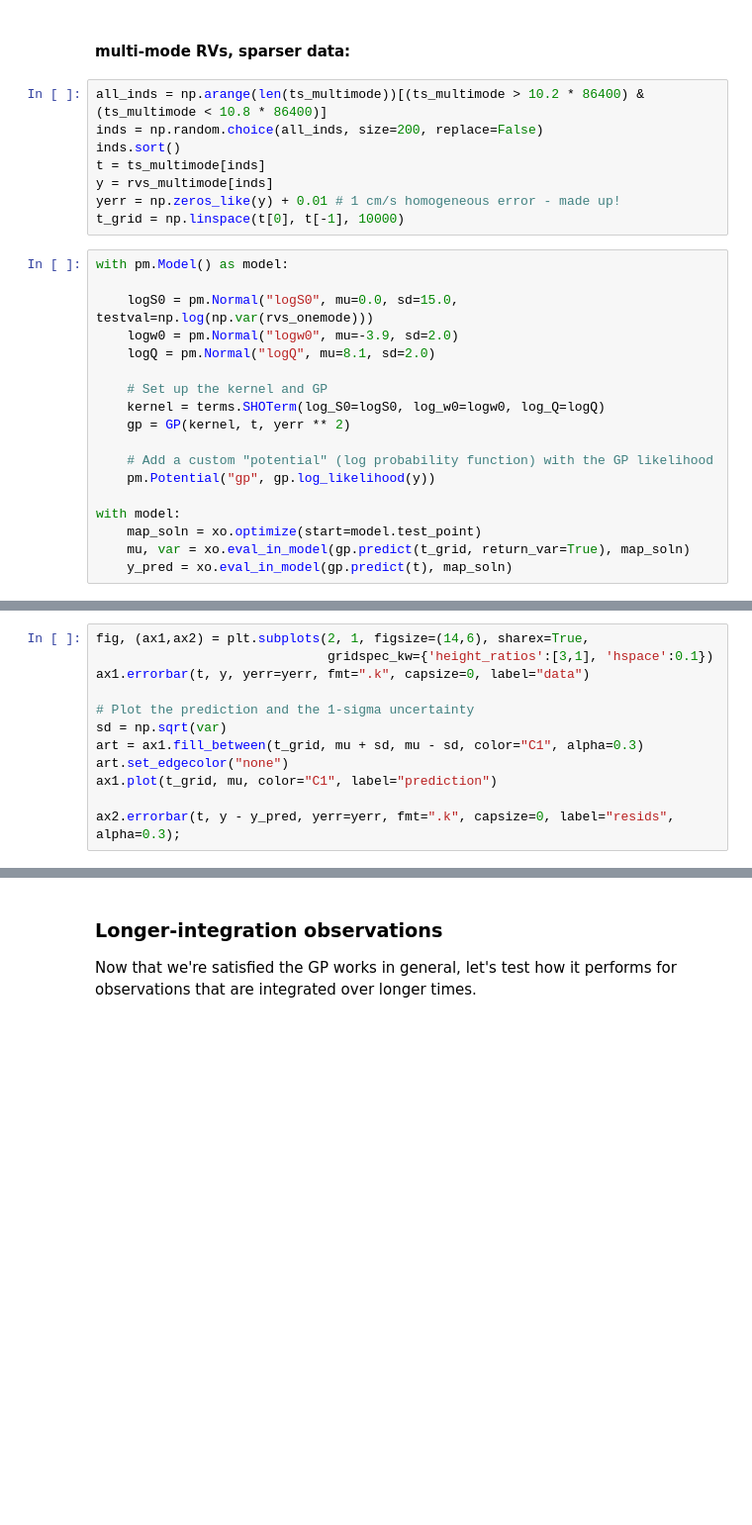
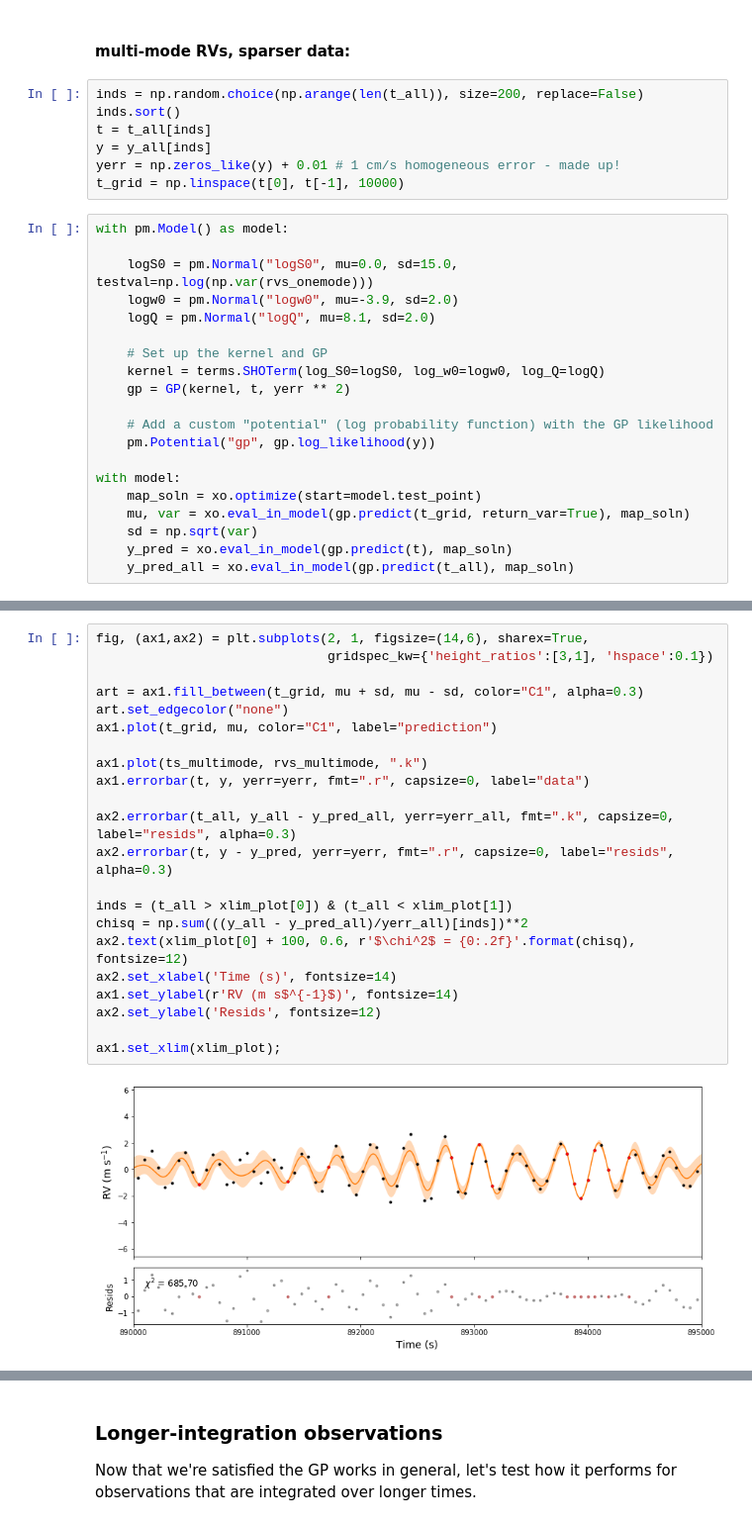
Before and after one commit to megbedell/pmodes, a Jupyter notebook: experiments/02-gp-fitting.ipynb, the cells around one changed output, grey strips where cells are left out. Shown at 99% size. Saved outputs shown, nothing was run; the diff lists cells and outputs as text; blank space fills up the shorter version.

```diff
--- a/experiments/02-gp-fitting.ipynb
+++ b/experiments/02-gp-fitting.ipynb
@@ -164,11 +206,10 @@ To do next:
 # %% [markdown]
 #### multi-mode RVs, sparser data:
 # %%
-all_inds = np.arange(len(ts_multimode))[(ts_multimode > 10.2 * 86400) & (ts_multimode < 10.8 * 86400)]
-inds = np.random.choice(all_inds, size=200, replace=False)
+inds = np.random.choice(np.arange(len(t_all)), size=200, replace=False)
 inds.sort()
-t = ts_multimode[inds]
-y = rvs_multimode[inds]
+t = t_all[inds]
+y = y_all[inds]
 yerr = np.zeros_like(y) + 0.01 # 1 cm/s homogeneous error - made up!
 t_grid = np.linspace(t[0], t[-1], 10000)
 # %%
@@ -188,4 +229,6 @@ with pm.Model() as model:
 with model:
     map_soln = xo.optimize(start=model.test_point)
     mu, var = xo.eval_in_model(gp.predict(t_grid, return_var=True), map_soln)
+    sd = np.sqrt(var)
     y_pred = xo.eval_in_model(gp.predict(t), map_soln)
+    y_pred_all = xo.eval_in_model(gp.predict(t_all), map_soln)
@@ -192,12 +240,24 @@ with model:
 # %%
 fig, (ax1,ax2) = plt.subplots(2, 1, figsize=(14,6), sharex=True,
                               gridspec_kw={'height_ratios':[3,1], 'hspace':0.1})
-ax1.errorbar(t, y, yerr=yerr, fmt=".k", capsize=0, label="data")
 
-# Plot the prediction and the 1-sigma uncertainty
-sd = np.sqrt(var)
 art = ax1.fill_between(t_grid, mu + sd, mu - sd, color="C1", alpha=0.3)
 art.set_edgecolor("none")
 ax1.plot(t_grid, mu, color="C1", label="prediction")
 
-ax2.errorbar(t, y - y_pred, yerr=yerr, fmt=".k", capsize=0, label="resids", alpha=0.3);
+ax1.plot(ts_multimode, rvs_multimode, ".k")
+ax1.errorbar(t, y, yerr=yerr, fmt=".r", capsize=0, label="data")
+
+ax2.errorbar(t_all, y_all - y_pred_all, yerr=yerr_all, fmt=".k", capsize=0, label="resids", alpha=0.3)
+ax2.errorbar(t, y - y_pred, yerr=yerr, fmt=".r", capsize=0, label="resids", alpha=0.3)
+
+inds = (t_all > xlim_plot[0]) & (t_all < xlim_plot[1])
+chisq = np.sum(((y_all - y_pred_all)/yerr_all)[inds])**2
+ax2.text(xlim_plot[0] + 100, 0.6, r'$\chi^2$ = {0:.2f}'.format(chisq), fontsize=12)
+ax2.set_xlabel('Time (s)', fontsize=14)
+ax1.set_ylabel(r'RV (m s$^{-1}$)', fontsize=14)
+ax2.set_ylabel('Resids', fontsize=12)
+
+ax1.set_xlim(xlim_plot);
+# %% [output]
+[figure, added]
```
Also changed, not shown: parts of 32 cells of this notebook.
